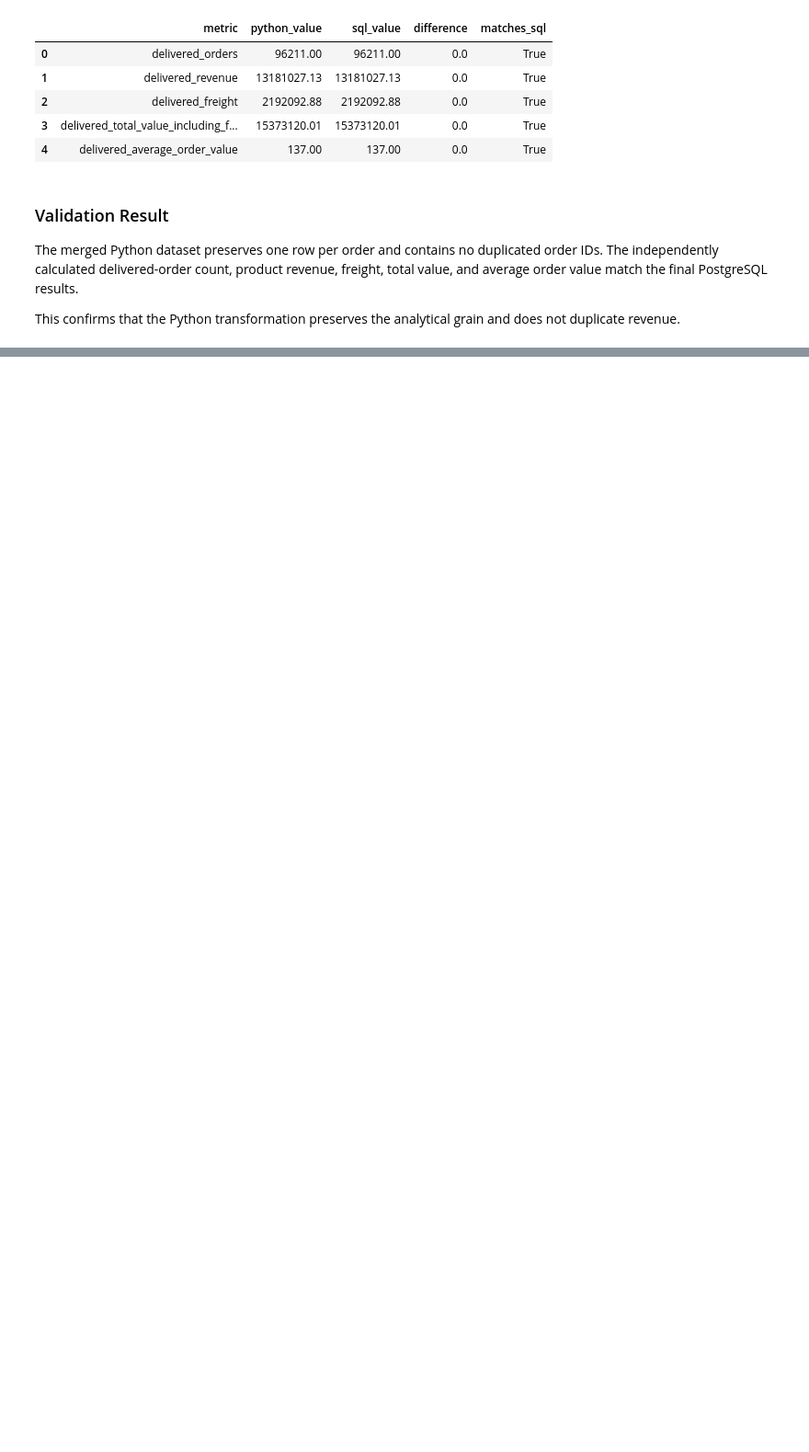
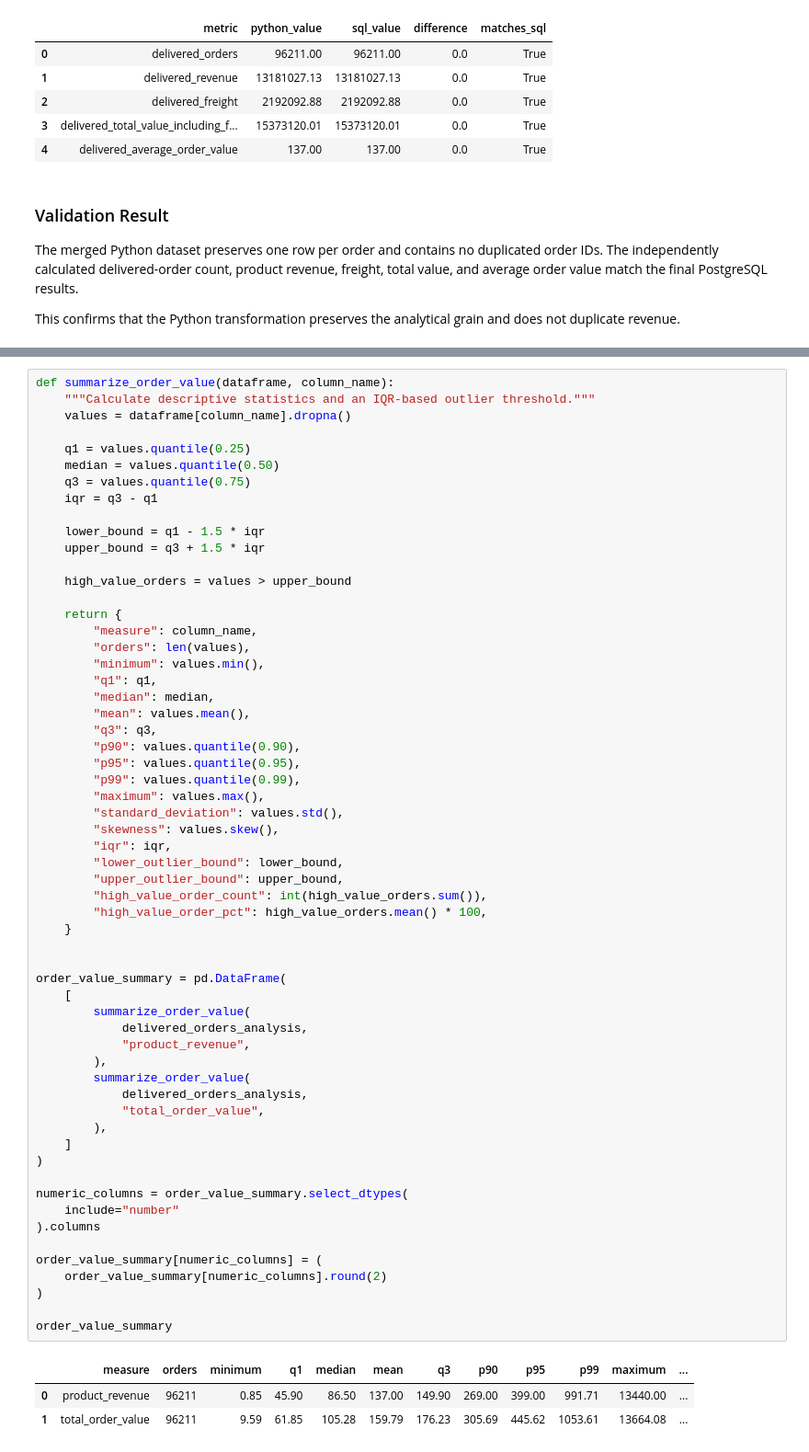
Before and after one commit to Ivana0901/ecommerce-data-analysis, a Jupyter notebook: notebooks/01_ecommerce_analysis.ipynb, the cells around one changed output, grey strips where cells are left out. Shown at 92% size. Saved outputs shown, nothing was run; the diff lists cells and outputs as text; blank space fills up the shorter version.

```diff
--- a/notebooks/01_ecommerce_analysis.ipynb
+++ b/notebooks/01_ecommerce_analysis.ipynb
@@ -1051,0 +1058,63 @@ This confirms that the Python transformation preserves the analytical grain and
+# %%
+def summarize_order_value(dataframe, column_name):
+    """Calculate descriptive statistics and an IQR-based outlier threshold."""
+    values = dataframe[column_name].dropna()
+
+    q1 = values.quantile(0.25)
+    median = values.quantile(0.50)
+    q3 = values.quantile(0.75)
+    iqr = q3 - q1
+
+    lower_bound = q1 - 1.5 * iqr
+    upper_bound = q3 + 1.5 * iqr
+
+    high_value_orders = values > upper_bound
+
+    return {
+        "measure": column_name,
+        "orders": len(values),
+        "minimum": values.min(),
+        "q1": q1,
+        "median": median,
+        "mean": values.mean(),
+        "q3": q3,
+        "p90": values.quantile(0.90),
+        "p95": values.quantile(0.95),
+        "p99": values.quantile(0.99),
+        "maximum": values.max(),
+        "standard_deviation": values.std(),
+        "skewness": values.skew(),
+        "iqr": iqr,
+        "lower_outlier_bound": lower_bound,
+        "upper_outlier_bound": upper_bound,
+        "high_value_order_count": int(high_value_orders.sum()),
+        "high_value_order_pct": high_value_orders.mean() * 100,
+    }
+
+
+order_value_summary = pd.DataFrame(
+    [
+        summarize_order_value(
+            delivered_orders_analysis,
+            "product_revenue",
+        ),
+        summarize_order_value(
+            delivered_orders_analysis,
+            "total_order_value",
+        ),
+    ]
+)
+
+numeric_columns = order_value_summary.select_dtypes(
+    include="number"
+).columns
+
+order_value_summary[numeric_columns] = (
+    order_value_summary[numeric_columns].round(2)
+)
+
+order_value_summary
+# %% [output]
+|  | measure | orders | minimum | q1 | median | mean | q3 | p90 | p95 | p99 | maximum | ... |
+| 0 | product_revenue | 96211 | 0.85 | 45.90 | 86.50 | 137.00 | 149.90 | 269.00 | 399.00 | 991.71 | 13440.00 | ... |
+| 1 | total_order_value | 96211 | 9.59 | 61.85 | 105.28 | 159.79 | 176.23 | 305.69 | 445.62 | 1053.61 | 13664.08 | ... |
```
Also changed, not shown: parts of 19 cells of this notebook, 4 other files.
